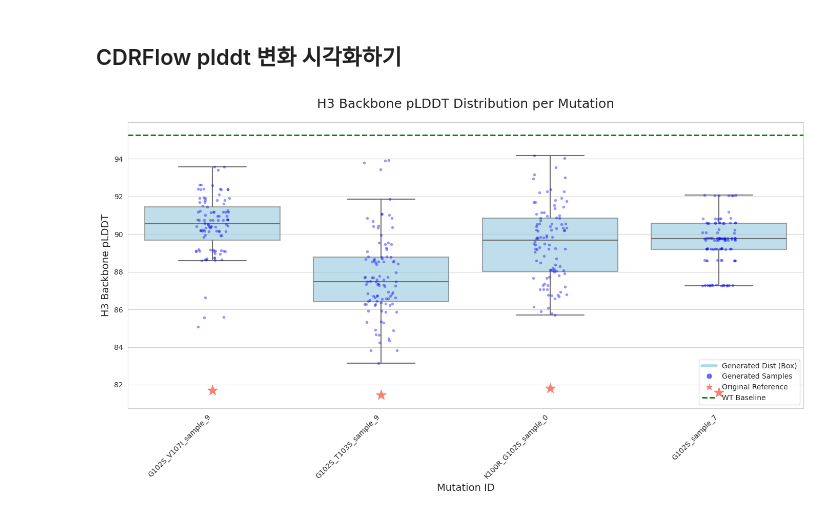
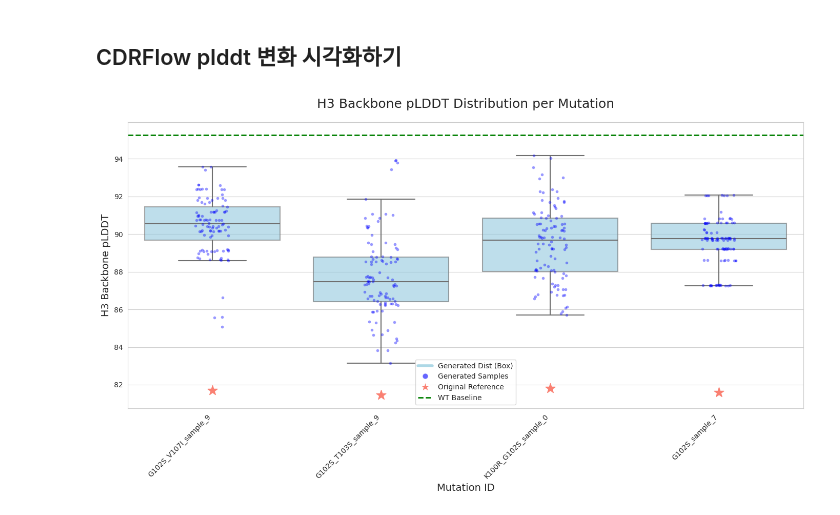
Before and after one commit to shp2001/protein-frame-flow, a Jupyter notebook: notebook/optimab_refinement.ipynb, the cells around one changed output. Drawn from its saved outputs; the diff is of its cells as text; code cells hidden in the pictures.

```diff
--- a/notebook/optimab_refinement.ipynb
+++ b/notebook/optimab_refinement.ipynb
@@ -299,32 +299,32 @@ for i, label in enumerate(labels):
             label='Original Ref' if i == 0 else "" # 범례는 한 번만 추가
         )
 
 # (4) WT 기준선 추가 (점선)
 if wt_score:
     plt.axhline(y=wt_score, color='green', linestyle='--', linewidth=2, label=f'WT Score ({wt_score:.2f})')
 
 # --- 3. 스타일 및 라벨 설정 ---
 
 plt.title('H3 Backbone pLDDT Distribution per Mutation', fontsize=18, pad=20)
 plt.xlabel('Mutation ID', fontsize=14)
 plt.ylabel('H3 Backbone pLDDT', fontsize=14)
 
 # X축 라벨 가독성을 위해 회전 및 포맷팅 (너무 길 경우 일부만 표시하는 로직 추가 가능)
 # 예: "meta_high_var_5grj_H_L_A_WT__WT__" 제거
 formatted_labels = [label.split("WT__WT__")[-1] if "WT__WT__" in label else label for label in labels]
 ax.set_xticklabels(formatted_labels, rotation=45, ha='right', fontsize=10)
 
 # 범례 설정 (커스텀 범례 생성)
 from matplotlib.lines import Line2D
 custom_lines = [
     Line2D([0], [0], color='lightblue', lw=4, label='Generated Dist (Box)'),
     Line2D([0], [0], marker='o', color='w', markerfacecolor='blue', markersize=8, alpha=0.6, label='Generated Samples'),
     Line2D([0], [0], marker='*', color='w', markerfacecolor='salmon', markersize=15, label='Original Reference'),
     Line2D([0], [0], color='green', linestyle='--', lw=2, label='WT Baseline')
 ]
-plt.legend(handles=custom_lines, loc='lower right')
+plt.legend(handles=custom_lines)
 
 plt.tight_layout()
 plt.show()
 # %% [output]
-[figure, old version]
+[figure, new version]
```
Also changed, not shown: 6 other files.
